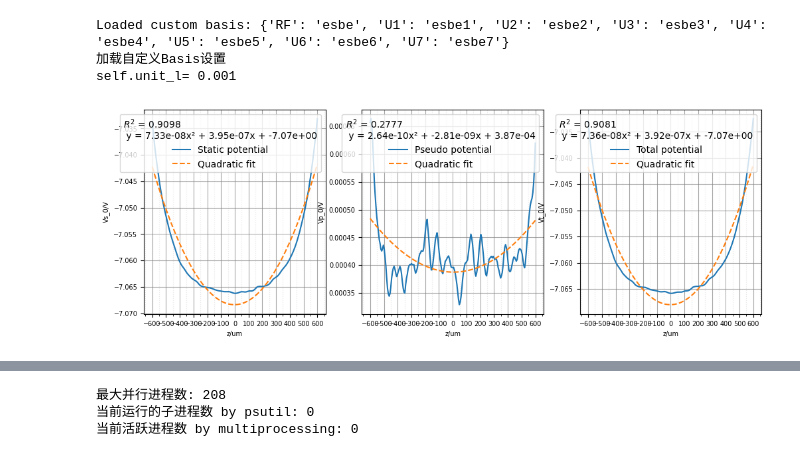
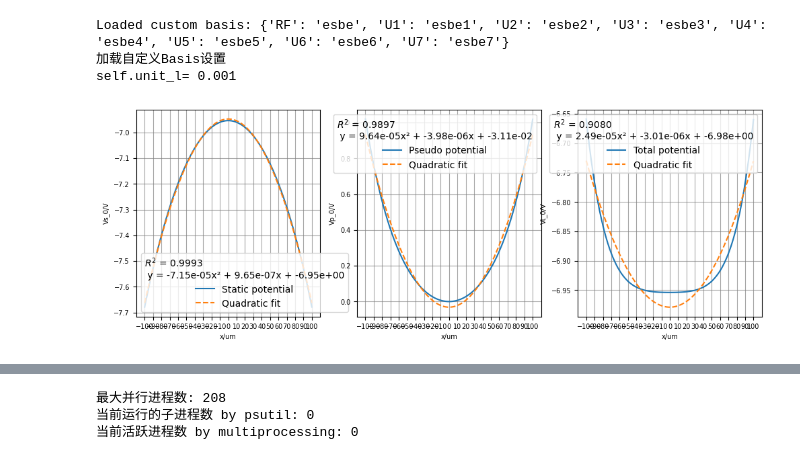
Before and after one commit to ylctql/ion-dynamic-simulation, a Jupyter notebook: src/field.ipynb, the cells around one changed output, grey strips where cells are left out. Saved outputs shown, nothing was run; the diff lists cells and outputs as text; code cells hidden in the pictures.

```diff
--- a/src/field.ipynb
+++ b/src/field.ipynb
@@ -9,7 +9,7 @@ basis = Data_Loader(filename, basis_filename, flag_smoothing)
 basis.loadData()
 configure = Configure(basis=basis)
 # configure.load_from_file(os.path.join(dirname, "../saves/saved_config_regression_0.01_1000.json"))
-configure.load_from_file(os.path.join(dirname, "../saves/saved_config_regression_0_10000_sym.json"))
+configure.load_from_file(os.path.join(dirname, "../saves/flat_28.json"))
 Vs = configure.static_potential()
 Vpp = configure.pseudo_potential()
 Vt = Vs + Vpp
@@ -75,37 +75,45 @@ def tf_scan(scan_id, ax_id, scan_loc=None, plot=False):
         ax[1].tick_params(axis='x', labelsize=fontsize)
         ax[1].tick_params(axis='y', labelsize=fontsize)
         ax[1].legend(title=f'$R^2$ = {R2(Vp_fit, Vp_0):.4f} \n y = {pa:.2e}x² + {pb:.2e}x + {pc:.2e}')
         ax[2].set_xlabel('%s/um'%(ls_label[ax_id]), fontsize=fontsize)
         ax[2].set_ylabel('Vt_0/V', fontsize=fontsize)
         ax[2].tick_params(axis='x', labelsize=fontsize)
         ax[2].tick_params(axis='y', labelsize=fontsize)
         ax[2].legend(title=f'$R^2$ = {R2(Vt_fit, Vt_0):.4f} \n y = {ta:.2e}x² + {tb:.2e}x + {tc:.2e}')
         for i in range(3):
-            ax[i].set_xticks(np.arange(-600, 700, 100))
-            ax[i].xaxis.set_minor_locator(MultipleLocator(50))
+            if scan_id == 0 or (ax_id == 0 and plot==True):
+                ax[i].set_xticks(np.arange(-100, 110, 10))
+            elif ax_id == 1 and plot==True:
+                ax[i].set_xticks(np.arange(-50, 55, 5))
+            else:
+                ax[i].set_xticks(np.arange(-600, 700, 100))
+                ax[i].xaxis.set_minor_locator(MultipleLocator(50))
             ax[i].grid(True, which='major', linestyle='-', color='gray', alpha=0.7)  # 主刻度网格
             ax[i].grid(True, which='minor', linestyle=':', color='lightgray', alpha=0.5)  # 次刻度网格
     return np.sqrt(2*ta/configure.m*configure.ec)
 # consider wy in z direction
 
-# ax_id, scan_id = 1, 2
-ax_id = scan_id = 2
+# ax_id, scan_id = 0, 2
+ax_id = scan_id = 0
 if ax_id == scan_id:
     tf_scan(scan_id, ax_id, plot=True)
 else:
     wy = np.zeros(shape[scan_id])
     for z_id in range(shape[scan_id]):
         wy[z_id] = tf_scan(scan_id, ax_id, z_id)/(2*np.pi)
     plt.plot(basis.coordinate_um[scan_id], wy)
     plt.xlabel("%s/um"%ls_label[scan_id])
     plt.ylabel("f%s/MHz"%ls_label[ax_id])
-    plt.xticks(np.arange(-600, 700, 100))
-    plt.gca().xaxis.set_minor_locator(MultipleLocator(50))
+    if scan_id == 0:
+        plt.xticks(np.arange(-100, 110, 10))
+    else:
+        plt.xticks(np.arange(-600, 700, 100))
+        plt.gca().xaxis.set_minor_locator(MultipleLocator(50))
     plt.grid(True, which='major', linestyle='-', color='gray', alpha=0.7)  # 主刻度网格
     plt.grid(True, which='minor', linestyle=':', color='lightgray', alpha=0.5)  # 次刻度网格
     plt.show()
 # %% [output]
 Loaded custom basis: {'RF': 'esbe', 'U1': 'esbe1', 'U2': 'esbe2', 'U3': 'esbe3', 'U4': 'esbe4', 'U5': 'esbe5', 'U6': 'esbe6', 'U7': 'esbe7'}
 加载自定义Basis设置
 self.unit_l= 0.001
-[figure, old version]
+[figure, new version]
```
Also changed, not shown: parts of 4 cells of this notebook, 8 other files.
